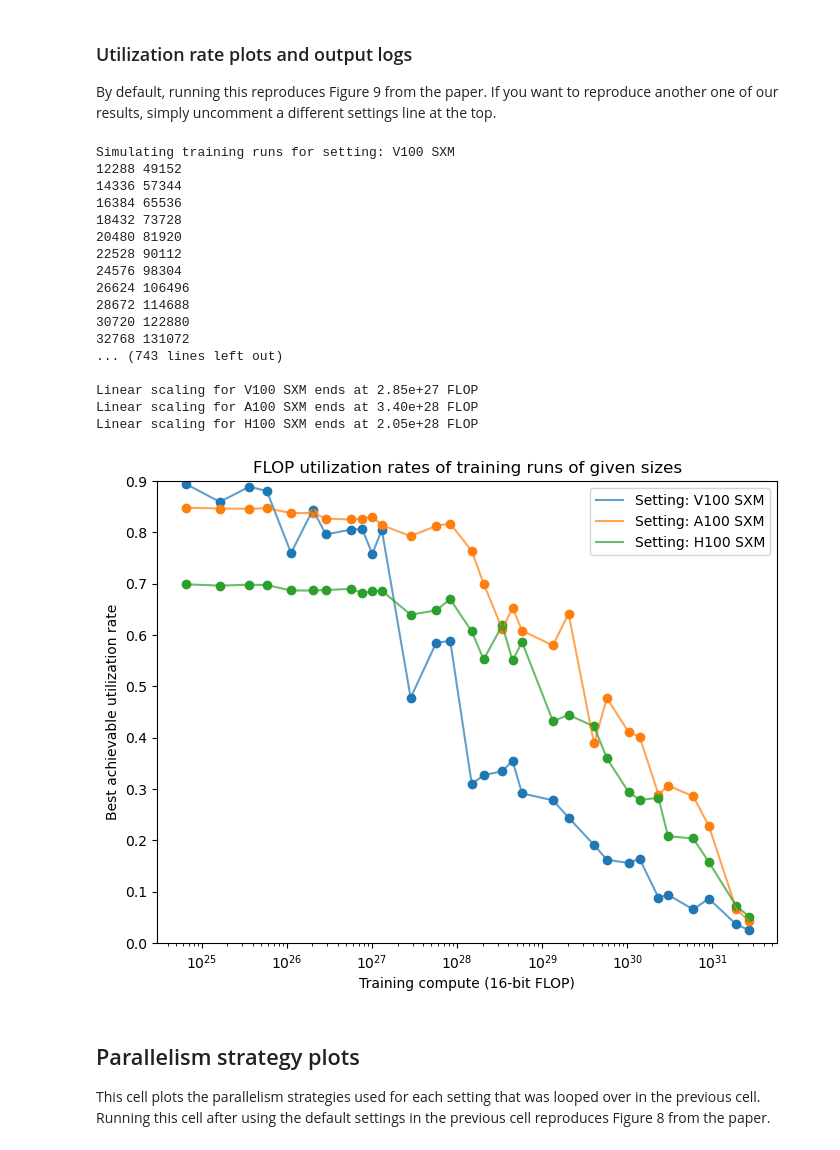
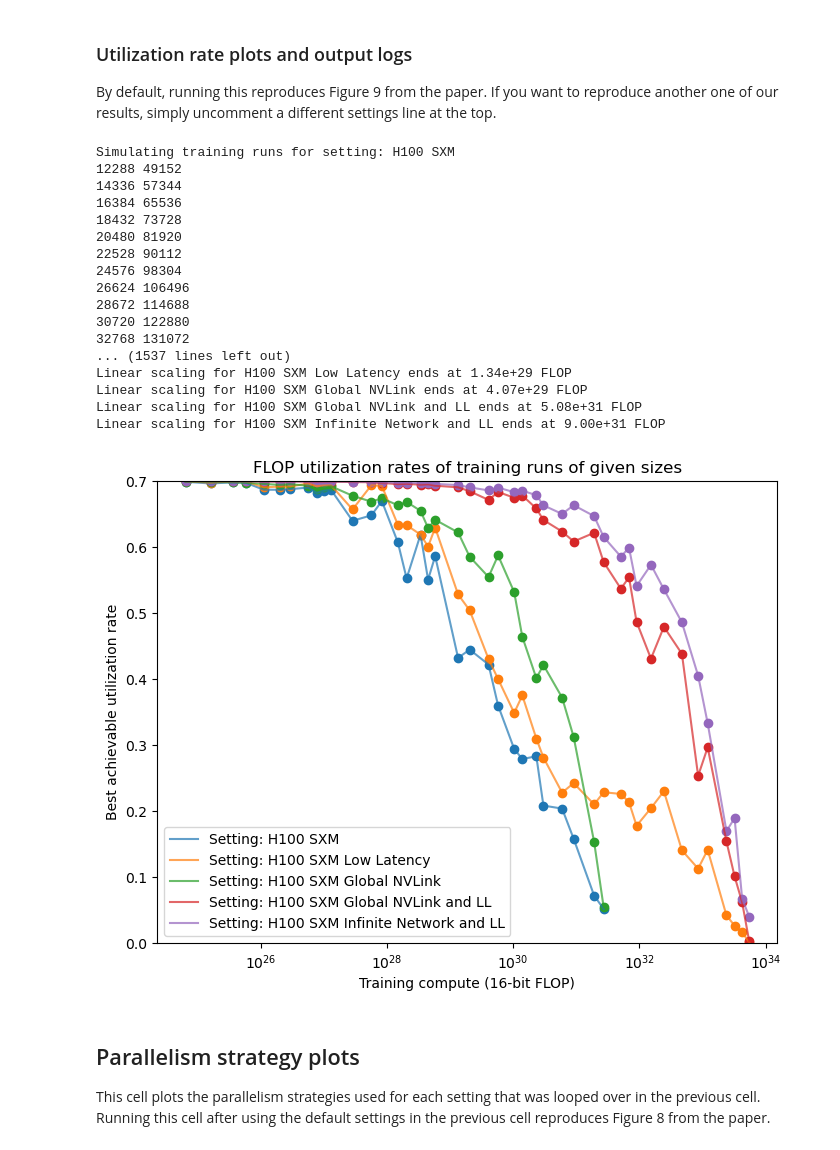
Before and after one commit to ege-erdil/limits_to_distributed_training, a Jupyter notebook: optimal_parallelism.ipynb, the cells around one changed output. Saved outputs shown, nothing was run; the diff lists cells and outputs as text; code cells hidden in the pictures.

Commit message:
replace zero latency scenario with 1/10 latency

```diff
--- a/optimal_parallelism.ipynb
+++ b/optimal_parallelism.ipynb
@@ -633,11 +633,11 @@ base_comparison_sparse_settings = [SimulationSetting(gpu, number_of_layers, calc
 gpu_list = [
     H100_SXM5,
 #    H100_SXM5_Superpod,
-    H100_SXM5_Zero_Latency,
-# #    H100_SXM5_Superpod_Zero_Latency,
+    H100_SXM5_Low_Latency,
+# #    H100_SXM5_Superpod_Low_Latency,
     H100_SXM5_Global_NVLink,
-    H100_SXM5_Global_NVLink_Zero_Latency,
-    H100_SXM5_Infinite_Network_Zero_Latency
+    H100_SXM5_Global_NVLink_Low_Latency,
+    H100_SXM5_Infinite_Network_Low_Latency
 ]
 
 grand_comparison_settings_sparse: list[SimulationSetting] = []
@@ -662,10 +662,10 @@ for batch_size_fun, identifier in zip([lambda compute, seq_len, sparsity_factor:
 
 By default, running this reproduces Figure 9 from the paper. If you want to reproduce another one of our results, simply uncomment a different settings line at the top.
 # %%
-run_name, settings = "base_comparison", base_comparison_settings
+# run_name, settings = "base_comparison", base_comparison_settings
 # run_name, settings = "base_comparison_sparse", base_comparison_sparse_settings
 # run_name, settings = "grand_comparison_sparse", grand_comparison_settings_sparse
-# run_name, settings = "grand_comparison_dense", grand_comparison_settings_dense
+run_name, settings = "grand_comparison_dense", grand_comparison_settings_dense
 # run_name, settings = "batch_size_comparison", batch_size_comparison_settings
 
 
@@ -767,40 +767,40 @@ for setting in settings:
 for setting in linear_scaling_end_dict:
     if linear_scaling_end_dict[setting] == None:
         print("Linear scaling for %s ends above %.2e FLOP" % (setting.identifier, max([info[6] for info in info_dict[setting]])))
     else:
         print("Linear scaling for %s ends at %.2e FLOP" % (setting.identifier, linear_scaling_end_dict[setting]))
 
 plt.xscale("log")
 plt.xlabel(f"Training compute ({int(8*gpu.bytewidth)}-bit FLOP)")
 plt.ylabel("Best achievable utilization rate")
 max_theoretical_util = max([s.gpu.clock_Hz/s.gpu.max_clock_Hz for s in settings])
 plt.ylim(0, max_theoretical_util)
 plt.legend()
 
 plt.title("FLOP utilization rates of training runs of given sizes")
 
 plt.savefig("visuals/utilization_plot_%s.png" % (run_name))
 plt.savefig("visuals/utilization_plot_%s.pdf" % (run_name))
 plt.show()
 # %% [output]
-Simulating training runs for setting: V100 SXM
+Simulating training runs for setting: H100 SXM
 12288 49152
 14336 57344
 16384 65536
 18432 73728
 20480 81920
 22528 90112
 24576 98304
 26624 106496
 28672 114688
 30720 122880
 32768 131072
-... (743 lines left out)
-
-Linear scaling for V100 SXM ends at 2.85e+27 FLOP
-Linear scaling for A100 SXM ends at 3.40e+28 FLOP
-Linear scaling for H100 SXM ends at 2.05e+28 FLOP
+... (1537 lines left out)
+Linear scaling for H100 SXM Low Latency ends at 1.34e+29 FLOP
+Linear scaling for H100 SXM Global NVLink ends at 4.07e+29 FLOP
+Linear scaling for H100 SXM Global NVLink and LL ends at 5.08e+31 FLOP
+Linear scaling for H100 SXM Infinite Network and LL ends at 9.00e+31 FLOP
-[figure, old version]
+[figure, new version]
 # %% [markdown]
 ## Parallelism strategy plots
 
```
Also changed, not shown: parts of 2 cells of this notebook, 1 other file.
